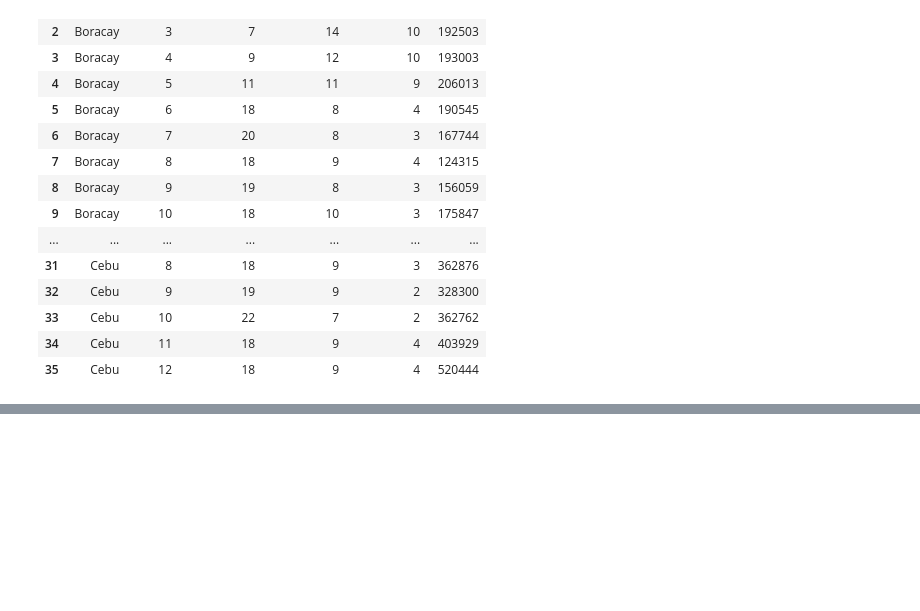
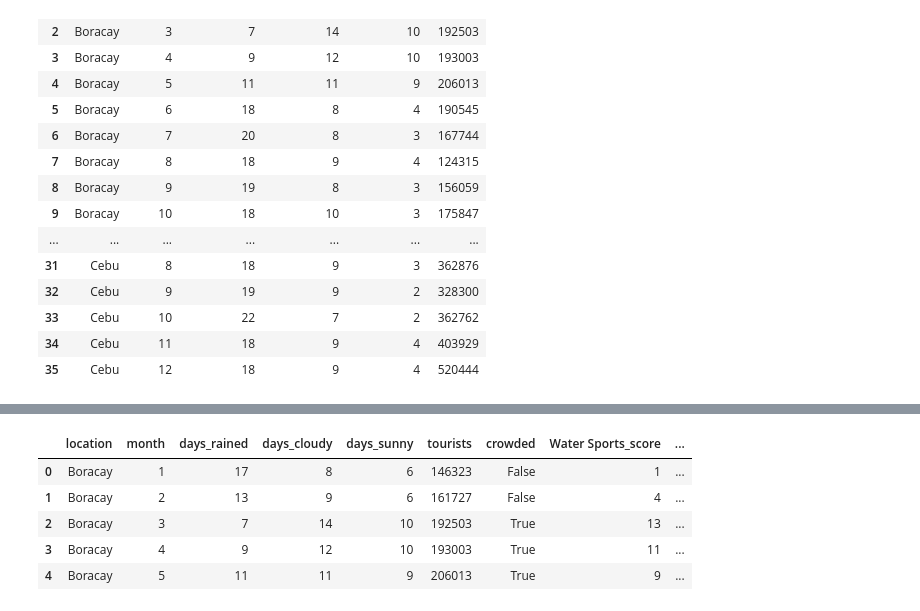
Before and after one commit to dev-shirov/crowdcast-api, a Jupyter notebook: final_model_dev/model_development_updated.ipynb, the cells around one changed output, grey strips where cells are left out. Drawn from its saved outputs; the diff is of its cells as text; code cells hidden in the pictures; blank space fills up the shorter version.

```diff
--- a/final_model_dev/model_development_updated.ipynb
+++ b/final_model_dev/model_development_updated.ipynb
@@ -517 +543,32 @@ train_data_updated
+# %%
+# Define activity preferences
+activity_preferences = {
+    "Water Sports": {"days_sunny": 1, "days_cloudy": 0.5, "days_rained": -0.5},
+    "Hiking": {"days_sunny": 1, "days_cloudy": 0.5, "days_rained": -0.3},
+    "Staycation": {"days_sunny": -0.5, "days_cloudy": 1, "days_rained": 2},
+    "Nightlife": {"days_sunny": -0.5, "days_cloudy": 2, "days_rained": 1}
+
+}
+
+for activity in activity_preferences:
+
+    train_data_updated[f"{activity}_score"] = (
+        train_data_updated
+        .apply(lambda row:
+               sum(row[key] * weight
+                   for key, weight in activity_preferences[activity].items()
+               )
+        , axis=1
+        )
+        .astype(int)
+    )
+
+train_data_updated.head()
+# %% [output]
+|  | location | month | days_rained | days_cloudy | days_sunny | tourists | crowded | Water Sports_score | ... |
+| 0 | Boracay | 1 | 17 | 8 | 6 | 146323 | False | 1 | ... |
+| 1 | Boracay | 2 | 13 | 9 | 6 | 161727 | False | 4 | ... |
+| 2 | Boracay | 3 | 7 | 14 | 10 | 192503 | True | 13 | ... |
+| 3 | Boracay | 4 | 9 | 12 | 10 | 193003 | True | 11 | ... |
+| 4 | Boracay | 5 | 11 | 11 | 9 | 206013 | True | 9 | ... |
 # %%
```
Also changed, not shown: parts of 2 cells of this notebook, 1 other file.
